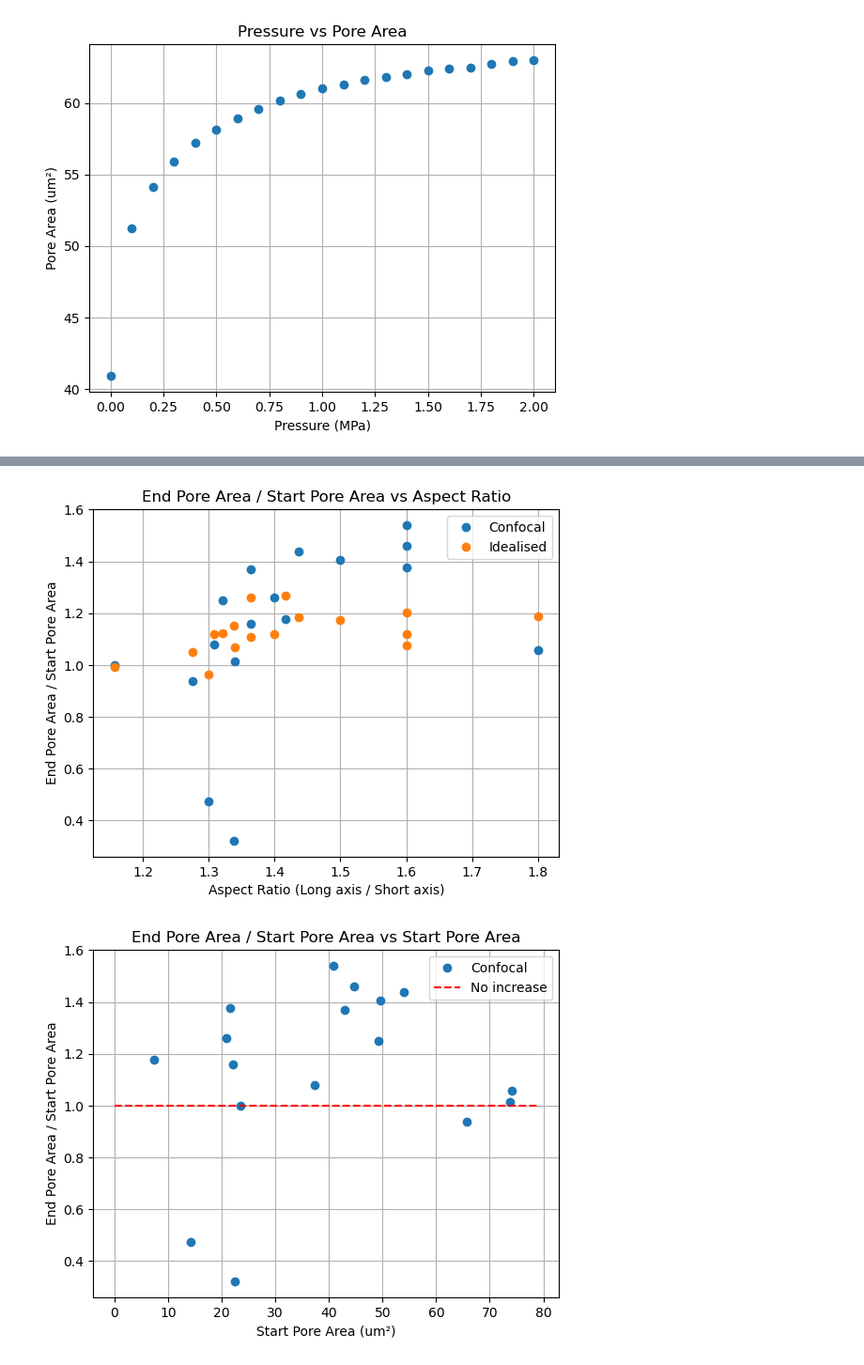
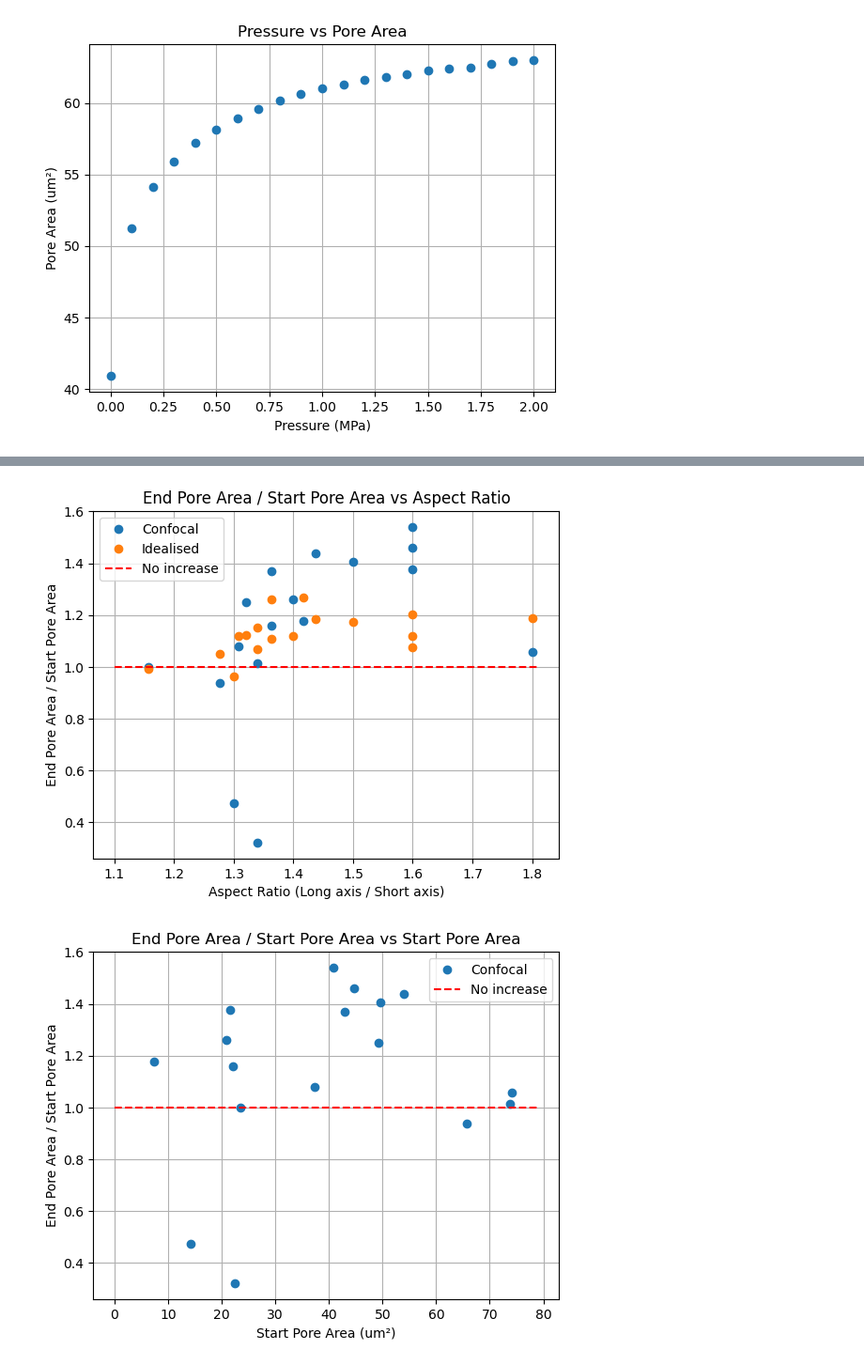
Before and after one commit to mtomtom/onion-stomatal-geometry, a Jupyter notebook: output/results.ipynb, the cells around one changed output, grey strips where cells are left out. Shown at 94% size. Drawn from its saved outputs; the diff is of its cells as text; code cells hidden in the pictures.

Commit message:
Updated the idealised mesh results

```diff
--- a/output/results.ipynb
+++ b/output/results.ipynb
@@ -1076,7 +1076,7 @@ plt.show()
 ##E1E2E3 = 100, pressure = 2MPa
 
 idealised_start_area = [40.7, 43.8, 42.7, 49.6, 53.5, 66.5, 73.5, 74.2, 21.5, 14.2, 49.1, 22.3, 21.1, 7.5, 23.4, 37.4, 22.6]
-idealised_end_area = [49, 49.0, 47.3, 58.2, 63.4, 69.8, 78.5, 88.2, 23.1, 13.7, 55.1, 28.1, 23.6, 9.5, 23.2, 41.9, 26.0]
+idealised_end_area = [53.1, 51.6, 50.1, 63.6, 68.3, 72.4, 81, 92, 24.7, 14.6, 57.9, 31.9, 26.1, 11.2, 25.6, 46.3, 29.2]
 idealised_equal_end_area = [34.6, 39.2, 38.2, 40.7, 46.4, 61.9, 69.3, 69.4, 18.4, 11.6, 44.9, 15.9, 15.7, 2.9, 18.6, 29.6, 17.0]
 confocal_start_area = [40.9, 44.7, 43.0, 49.6, 53.9, 65.7, 73.7, 74.1, 21.5, 14.2, 49.3, 22.0, 20.8, 7.3, 23.5, 37.3, 22.4]
 confocal_end_area = [63.0, 65.3, 58.9, 69.8, 77.5, 61.5, 74.7, 78.4, 29.6, 6.7, 61.7, 25.5, 26.2, 8.6, 23.5, 40.2, 7.2]
@@ -1098,6 +1098,27 @@ plt.ylabel('Increase in Pore Area (um²)')
 plt.title('Increase in Pore Area vs Start Pore Area')
 plt.legend()
 plt.grid(True)
+plt.savefig("pore_area_equal.png", dpi=300)
 plt.show()
+
+idealised_increase = [idealised_end_area[i] / idealised_start_area[i] for i in range(len(idealised_start_area))]
+confocal_increase = [confocal_end_area[i] / confocal_start_area[i] for i in range(len(confocal_start_area))]
+
+import matplotlib.pyplot as plt
+import numpy as np
+
+line_of_0_x = np.arange(0,80)
+line_of_0_y = np.ones(len(line_of_0_x))
+
+plt.plot(idealised_start_area, idealised_increase, 'o', label = "Idealised")
+plt.plot(confocal_start_area, confocal_increase, 'o', label = "Confocal")
+plt.plot(line_of_0_x, line_of_0_y, 'r--', label='No increase')  # Horizontal line at y=1
+plt.xlabel('Start Pore Area (um²)')
+plt.ylabel('Increase in Pore Area (um²)')
+plt.title('Increase in Pore Area vs Start Pore Area')
+plt.legend()
+plt.grid(True)
+plt.savefig("pore_area_idealised.png", dpi=300)
+plt.show()
 # %% [output]
 [figure]
@@ -1104,28 +1126,32 @@ plt.show()
 # %%
 ## Let's plot end pore area / start pore area against aspect ratio
 
 mesh_name =["1_2","1_3","1_4","1_5","1_6","1_8","2_1", "2_3", "2_6a", "2_6b", "2_7","3_1","3_2", "3_3", "3_4","3_6", "3_7"]
 minor_radius_a = [8, 8, 7.5, 9, 7.9, 7.4, 6.7, 7.2, 8, 7.8, 7, 7.5, 8.4, 8.5, 8.1, 8.5, 7.9]
 minor_radius_b = [5, 5, 5.5, 6, 5.5, 5.8, 5.0, 4, 5, 6, 5.3, 5.5, 6, 6, 7, 6.5, 5.9]
 stomata_length = [43, 40,40.5, 48.2, 45.2, 40.3, 37, 39.6, 37.5, 36, 40, 42.1, 41.6, 40.6, 40.5, 45.5, 41] # vertical dimension (y-axis)
 stomata_width = [37, 39, 35.4, 41.5, 37, 37.6, 36.0, 37.6, 37.0, 35, 33.5, 32.9, 37.2, 35.8, 36.3, 38.5, 35] # horizontal dimension (x-axis)
 confocal_pore_area = [40.9,44.7,43.0, 49.6, 53.9, 65.7, 73.8, 74.2, 21.7, 14.2, 49.2, 22, 20.9, 7.3, 23.5, 37.3, 22.3]
 aspect_ratio = [minor_radius_a[i] / minor_radius_b[i] for i in range(len(minor_radius_a))]
 con_change = [confocal_end_area[i] / confocal_start_area[i] for i in range(len(confocal_start_area))]
 id_change = [idealised_end_area[i] / idealised_start_area[i] for i in range(len(idealised_start_area))]
 
+line_of_0_x = np.arange(1.1,1.82,0.01)
+line_of_0_y = np.ones(len(line_of_0_x))
 
 plt.plot(aspect_ratio, con_change, 'o', label="Confocal")
 plt.plot(aspect_ratio, id_change, 'o', label="Idealised")
+plt.plot(line_of_0_x, line_of_0_y, 'r--', label='No increase')
 plt.xlabel('Aspect Ratio (Long axis / Short axis)')
 plt.ylabel('End Pore Area / Start Pore Area')
 plt.title('End Pore Area / Start Pore Area vs Aspect Ratio')
+
 plt.legend()
 plt.grid(True)
 plt.savefig("end_pore_area_vs_aspect_ratio.png", dpi=300)
 plt.show()
 # %% [output]
-[figure, old version]
+[figure, new version]
 # %%
 ## Let's just plot the confocal data
 
```
Also changed, not shown: parts of 1 cell of this notebook.
